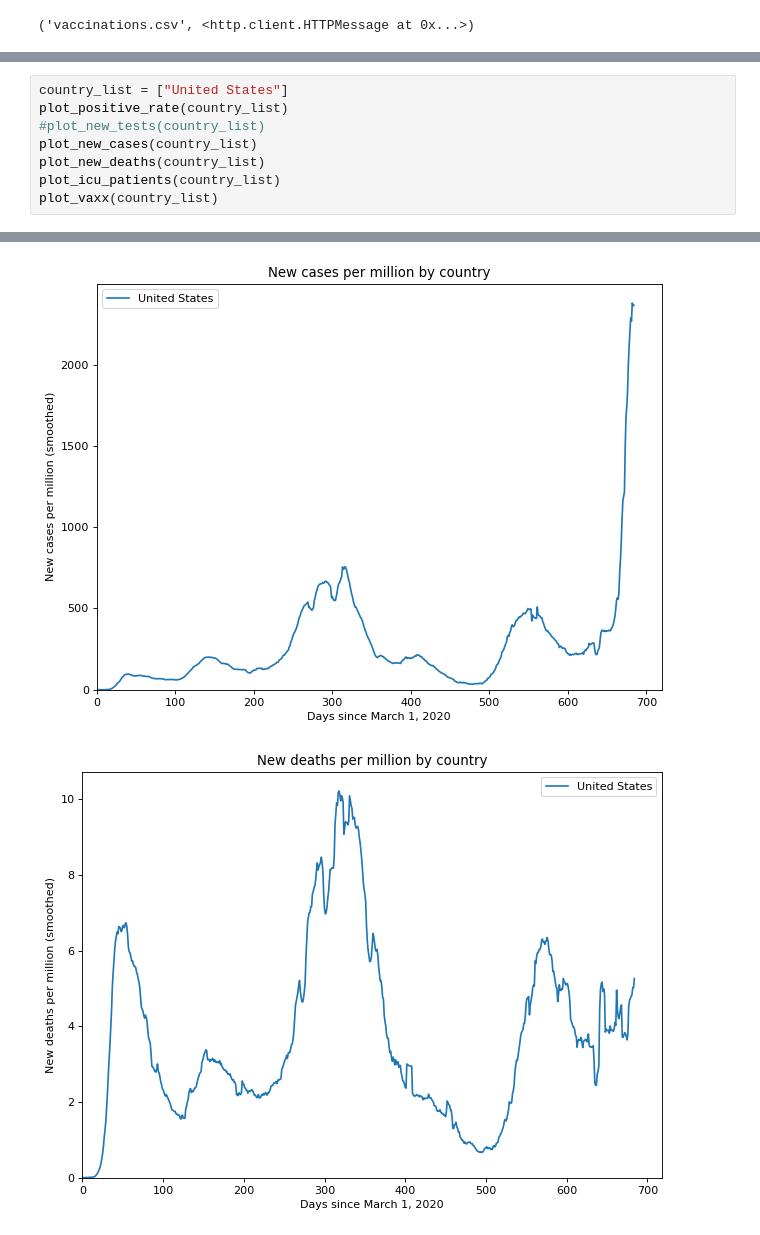
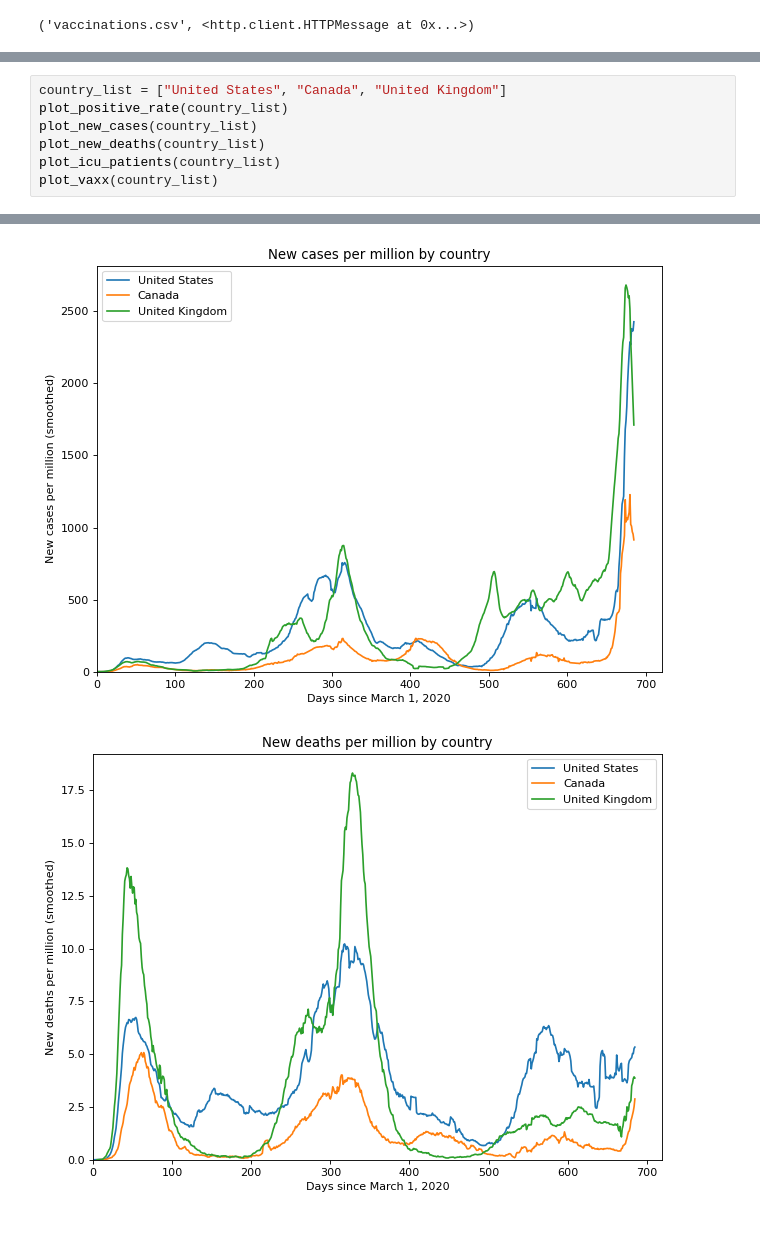
Before and after one commit to jan-anawilo/covid_data_plotter, a Jupyter notebook: covid_stats.ipynb, the cells around one changed output, grey strips where cells are left out. Saved outputs shown, nothing was run; the diff lists cells and outputs as text.

```diff
--- a/covid_stats.ipynb
+++ b/covid_stats.ipynb
@@ -142,9 +131,8 @@ def plot_vaxx(country_list):
     plt.tight_layout()
     return
 # %%
-country_list = ["United States"]
+country_list = ["United States", "Canada", "United Kingdom"]
 plot_positive_rate(country_list)
-#plot_new_tests(country_list)
 plot_new_cases(country_list)
 plot_new_deaths(country_list)
 plot_icu_patients(country_list)
@@ -154,2 +142,2 @@ plot_vaxx(country_list)
-[figure, old version]
+[figure, new version]
-[figure, old version]
+[figure, new version]
```
Also changed, not shown: parts of 2 cells of this notebook, 1 other file.
